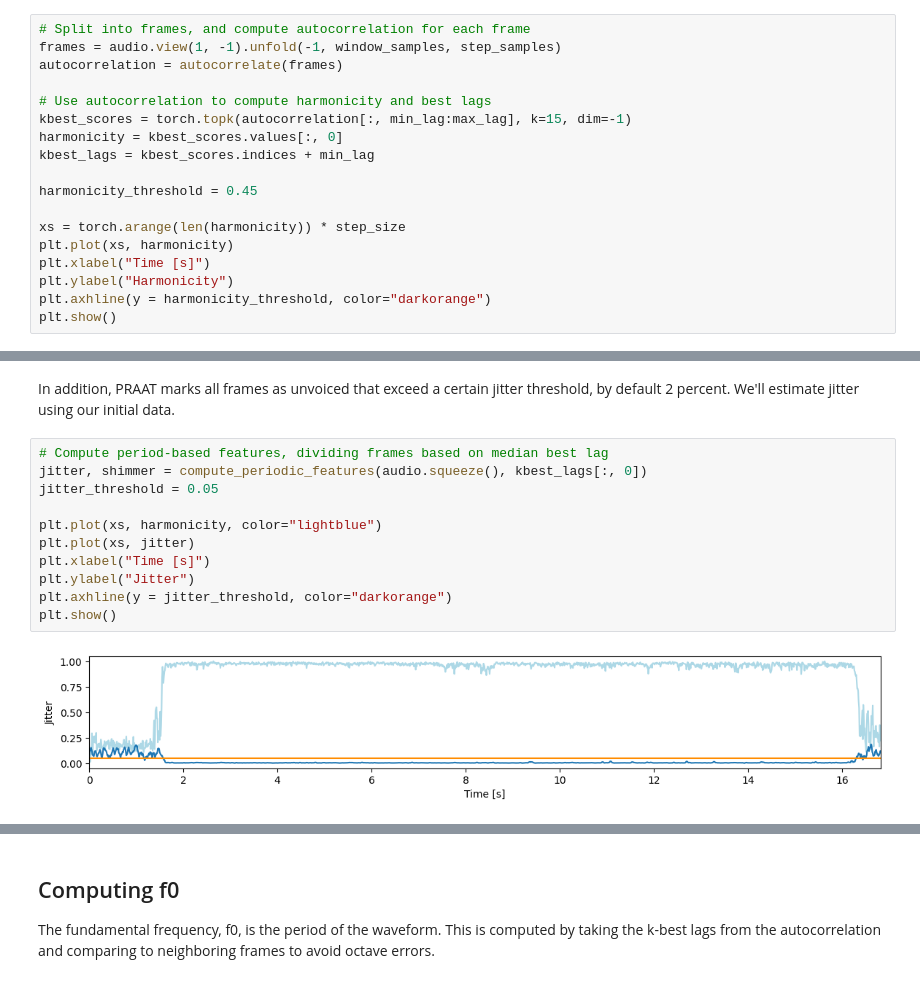
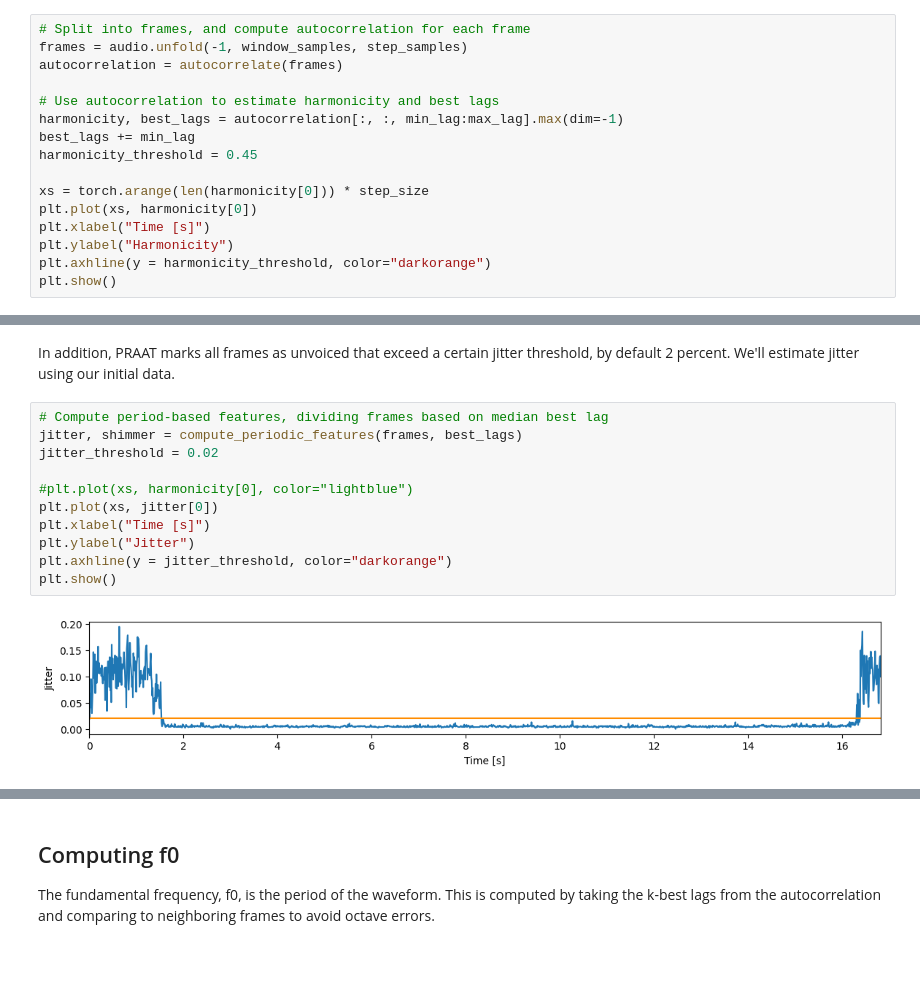
Before and after one commit to pplantinga/ParkinsonSpeechAI, a Jupyter notebook: voice-analysis.ipynb, the cells around one changed output, grey strips where cells are left out. Saved outputs shown, nothing was run; the diff lists cells and outputs as text.

```diff
--- a/voice-analysis.ipynb
+++ b/voice-analysis.ipynb
@@ -70,18 +70,16 @@ The autocorrelation ratio is the ratio of the strongest peak against the theoret
 which occurs when the lag is zero.
 # %%
 # Split into frames, and compute autocorrelation for each frame
-frames = audio.view(1, -1).unfold(-1, window_samples, step_samples)
+frames = audio.unfold(-1, window_samples, step_samples)
 autocorrelation = autocorrelate(frames)
 
-# Use autocorrelation to compute harmonicity and best lags
-kbest_scores = torch.topk(autocorrelation[:, min_lag:max_lag], k=15, dim=-1)
-harmonicity = kbest_scores.values[:, 0]
-kbest_lags = kbest_scores.indices + min_lag
-
+# Use autocorrelation to estimate harmonicity and best lags
+harmonicity, best_lags = autocorrelation[:, :, min_lag:max_lag].max(dim=-1)
+best_lags += min_lag
 harmonicity_threshold = 0.45
 
-xs = torch.arange(len(harmonicity)) * step_size
-plt.plot(xs, harmonicity)
+xs = torch.arange(len(harmonicity[0])) * step_size
+plt.plot(xs, harmonicity[0])
 plt.xlabel("Time [s]")
 plt.ylabel("Harmonicity")
 plt.axhline(y = harmonicity_threshold, color="darkorange")
@@ -92,17 +90,17 @@ plt.show()
 In addition, PRAAT marks all frames as unvoiced that exceed a certain jitter threshold, by default 2 percent. We'll estimate jitter using our initial data.
 # %%
 # Compute period-based features, dividing frames based on median best lag
-jitter, shimmer = compute_periodic_features(audio.squeeze(), kbest_lags[:, 0])
-jitter_threshold = 0.05
+jitter, shimmer = compute_periodic_features(frames, best_lags)
+jitter_threshold = 0.02
 
-plt.plot(xs, harmonicity, color="lightblue")
-plt.plot(xs, jitter)
+#plt.plot(xs, harmonicity[0], color="lightblue")
+plt.plot(xs, jitter[0])
 plt.xlabel("Time [s]")
 plt.ylabel("Jitter")
 plt.axhline(y = jitter_threshold, color="darkorange")
 plt.show()
 # %% [output]
-[figure, old version]
+[figure, new version]
 # %%
 # voicing threshold is simply the intersection of these thresholds
 voiced = harmonicity > harmonicity_threshold
```
Also changed, not shown: parts of 60 cells of this notebook.
